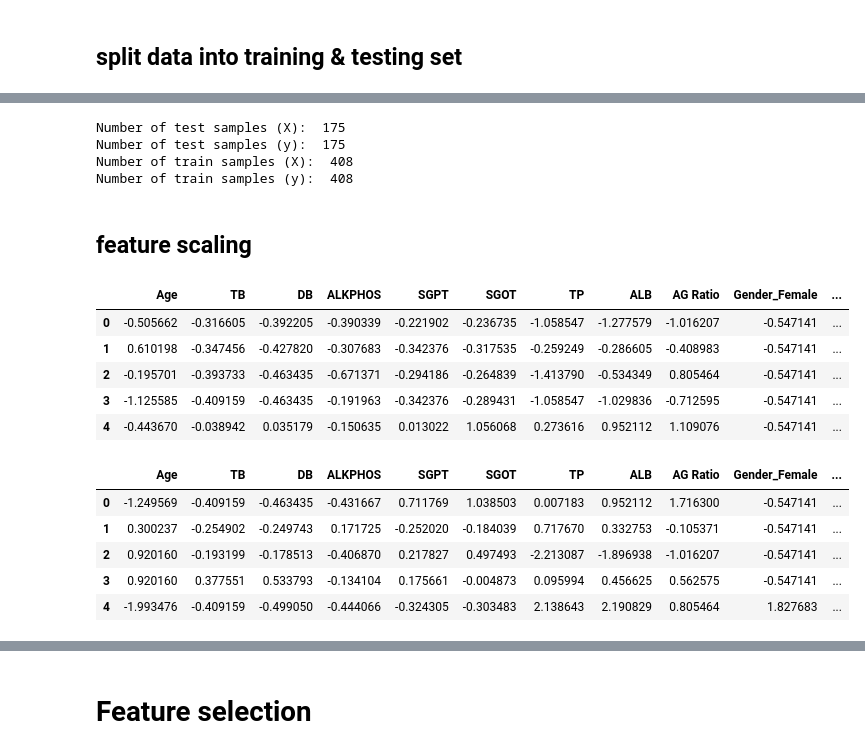
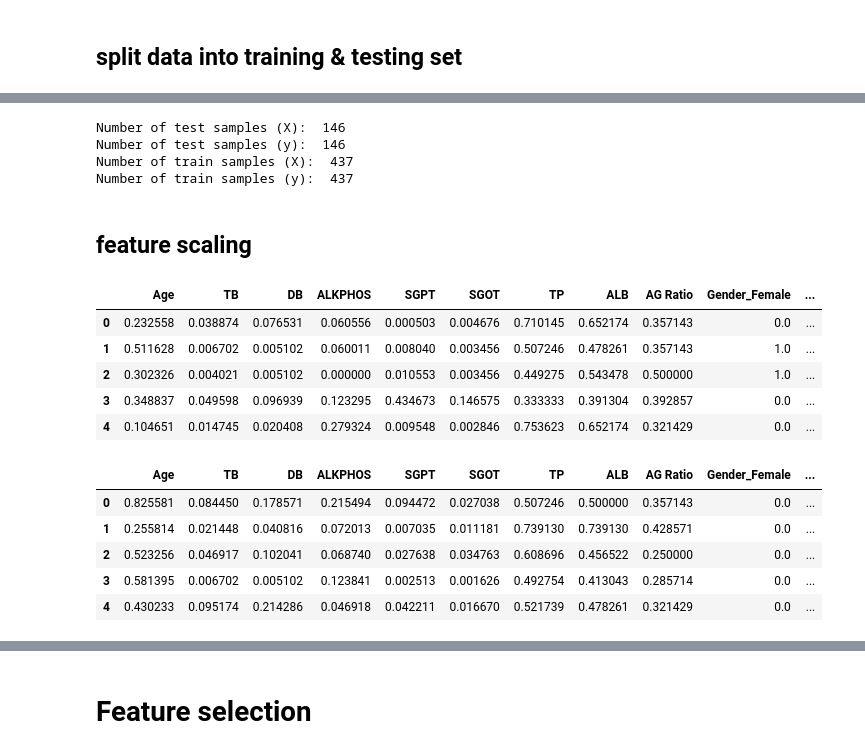
Before and after one commit to vegetablecode/NeuralNetworks, a Jupyter notebook: indian liver patient classification/ILPD-classification.ipynb, the cells around one changed output, grey strips where cells are left out. Drawn from its saved outputs; the diff is of its cells as text; code cells hidden in the pictures.

```diff
--- a/indian liver patient classification/ILPD-classification.ipynb
+++ b/indian liver patient classification/ILPD-classification.ipynb
@@ -194,7 +194,7 @@ array([2, 1])
 # %%
 # set number of test samples
-test_size = 0.30
-X_train, X_test, y_train, y_test = train_test_split(X, y, test_size = test_size)
+test_size = 0.18
+X_train, X_test, y_train, y_test = train_test_split(X, y, random_state = 0)
 # %%
 print("Number of test samples (X): ", X_test.shape[0])
 print("Number of test samples (y): ", y_test.shape[0])
@@ -202,47 +202,48 @@ print("Number of test samples (y): ", y_test.shape[0])
 print("Number of train samples (X): ", X_train.shape[0])
 print("Number of train samples (y): ", y_train.shape[0])
 # %% [output]
-Number of test samples (X):  175
-Number of test samples (y):  175
-Number of train samples (X):  408
-Number of train samples (y):  408
+Number of test samples (X):  146
+Number of test samples (y):  146
+Number of train samples (X):  437
+Number of train samples (y):  437
 # %% [markdown]
 ## feature scaling
 # %%
 # we can see that the ranges of particular features are very different
 # we need to scale those features to fix that
-scaler = StandardScaler()
+#scaler = StandardScaler()
+scaler = MinMaxScaler()
 
 X_train_before = X_train.copy(deep=True)
 
 # fit only for training data
 scaler.fit(X_train)
 
 # transform training and testing data
 X_train = scaler.transform(X_train)
 X_test = scaler.transform(X_test)
 
 # show train set
 X_train = pd.DataFrame(X_train, columns=X_train_before.columns)
 X_train.head()
 # %% [output]
 |  | Age | TB | DB | ALKPHOS | SGPT | SGOT | TP | ALB | AG Ratio | Gender_Female | ... |
-| 0 | -0.505662 | -0.316605 | -0.392205 | -0.390339 | -0.221902 | -0.236735 | -1.058547 | -1.277579 | -1.016207 | -0.547141 | ... |
-| 1 | 0.610198 | -0.347456 | -0.427820 | -0.307683 | -0.342376 | -0.317535 | -0.259249 | -0.286605 | -0.408983 | -0.547141 | ... |
-| 2 | -0.195701 | -0.393733 | -0.463435 | -0.671371 | -0.294186 | -0.264839 | -1.413790 | -0.534349 | 0.805464 | -0.547141 | ... |
-| 3 | -1.125585 | -0.409159 | -0.463435 | -0.191963 | -0.342376 | -0.289431 | -1.058547 | -1.029836 | -0.712595 | -0.547141 | ... |
-| 4 | -0.443670 | -0.038942 | 0.035179 | -0.150635 | 0.013022 | 1.056068 | 0.273616 | 0.952112 | 1.109076 | -0.547141 | ... |
+| 0 | 0.232558 | 0.038874 | 0.076531 | 0.060556 | 0.000503 | 0.004676 | 0.710145 | 0.652174 | 0.357143 | 0.0 | ... |
+| 1 | 0.511628 | 0.006702 | 0.005102 | 0.060011 | 0.008040 | 0.003456 | 0.507246 | 0.478261 | 0.357143 | 1.0 | ... |
+| 2 | 0.302326 | 0.004021 | 0.005102 | 0.000000 | 0.010553 | 0.003456 | 0.449275 | 0.543478 | 0.500000 | 1.0 | ... |
+| 3 | 0.348837 | 0.049598 | 0.096939 | 0.123295 | 0.434673 | 0.146575 | 0.333333 | 0.391304 | 0.392857 | 0.0 | ... |
+| 4 | 0.104651 | 0.014745 | 0.020408 | 0.279324 | 0.009548 | 0.002846 | 0.753623 | 0.652174 | 0.321429 | 0.0 | ... |
 # %%
 # show test set
 X_test = pd.DataFrame(X_test, columns=X_train_before.columns)
 X_test.head()
 # %% [output]
 |  | Age | TB | DB | ALKPHOS | SGPT | SGOT | TP | ALB | AG Ratio | Gender_Female | ... |
-| 0 | -1.249569 | -0.409159 | -0.463435 | -0.431667 | 0.711769 | 1.038503 | 0.007183 | 0.952112 | 1.716300 | -0.547141 | ... |
-| 1 | 0.300237 | -0.254902 | -0.249743 | 0.171725 | -0.252020 | -0.184039 | 0.717670 | 0.332753 | -0.105371 | -0.547141 | ... |
-| 2 | 0.920160 | -0.193199 | -0.178513 | -0.406870 | 0.217827 | 0.497493 | -2.213087 | -1.896938 | -1.016207 | -0.547141 | ... |
-| 3 | 0.920160 | 0.377551 | 0.533793 | -0.134104 | 0.175661 | -0.004873 | 0.095994 | 0.456625 | 0.562575 | -0.547141 | ... |
-| 4 | -1.993476 | -0.409159 | -0.499050 | -0.444066 | -0.324305 | -0.303483 | 2.138643 | 2.190829 | 0.805464 | 1.827683 | ... |
+| 0 | 0.825581 | 0.084450 | 0.178571 | 0.215494 | 0.094472 | 0.027038 | 0.507246 | 0.500000 | 0.357143 | 0.0 | ... |
+| 1 | 0.255814 | 0.021448 | 0.040816 | 0.072013 | 0.007035 | 0.011181 | 0.739130 | 0.739130 | 0.428571 | 0.0 | ... |
+| 2 | 0.523256 | 0.046917 | 0.102041 | 0.068740 | 0.027638 | 0.034763 | 0.608696 | 0.456522 | 0.250000 | 0.0 | ... |
+| 3 | 0.581395 | 0.006702 | 0.005102 | 0.123841 | 0.002513 | 0.001626 | 0.492754 | 0.413043 | 0.285714 | 0.0 | ... |
+| 4 | 0.430233 | 0.095174 | 0.214286 | 0.046918 | 0.042211 | 0.016670 | 0.521739 | 0.478261 | 0.321429 | 0.0 | ... |
 # %%
 # show difference
 labels = X_train_before.columns
```
Also changed, not shown: parts of 20 cells of this notebook.
